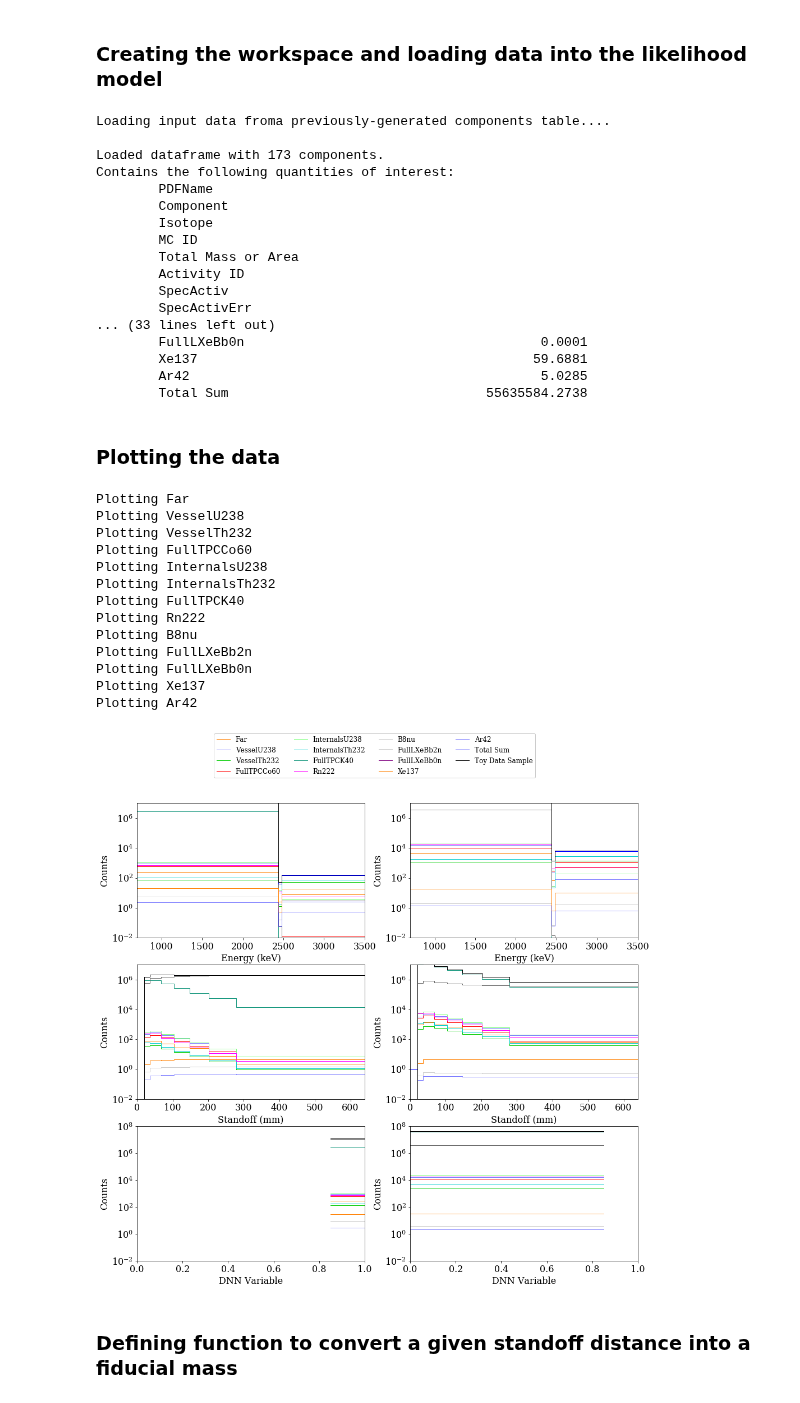
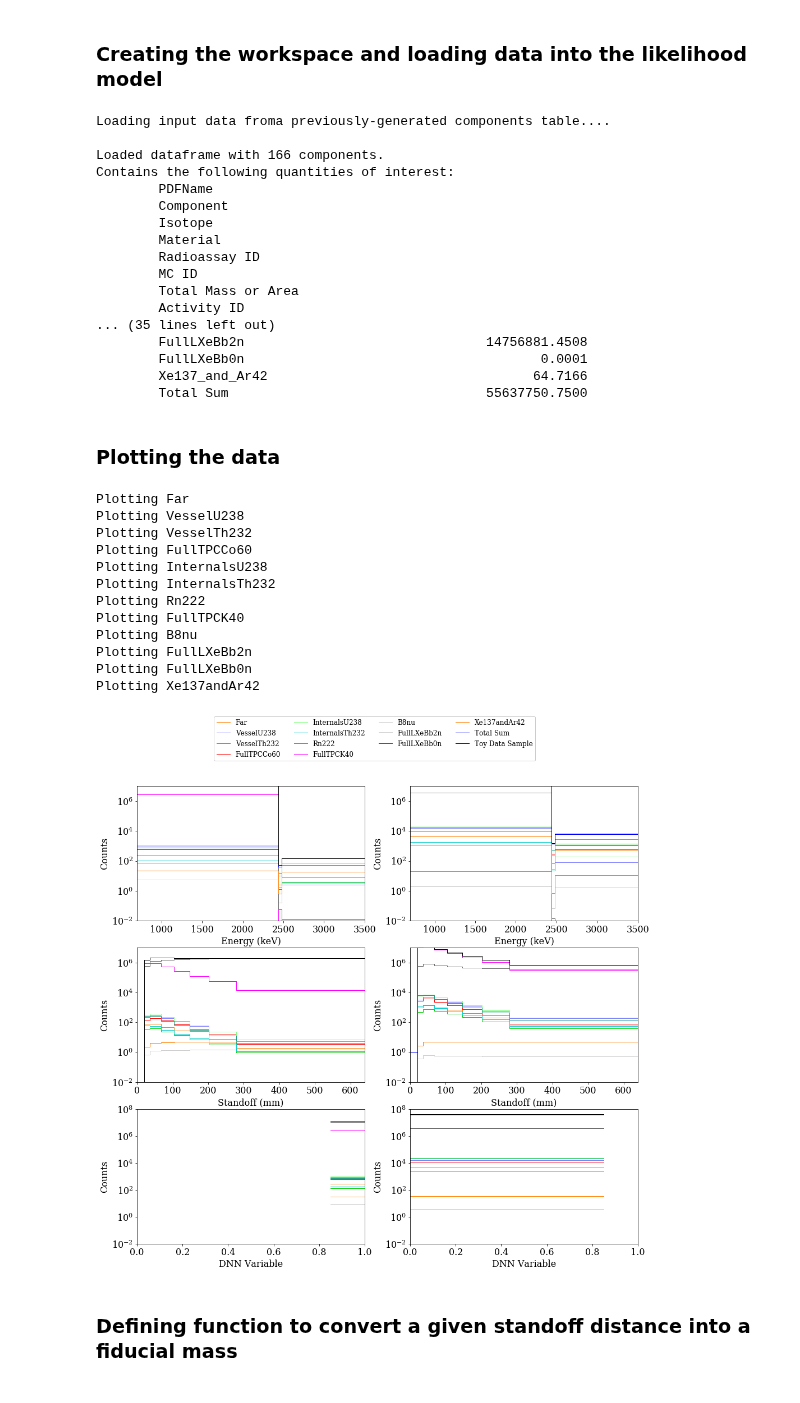
Before and after one commit to YMTheory/sensitivity, a Jupyter notebook: work/SensitivityPaper2020_scripts/CountingExperiment/CountsInROI.ipynb, the cells around one changed output. Drawn from its saved outputs; the diff is of its cells as text; code cells hidden in the pictures.

```diff
--- a/work/SensitivityPaper2020_scripts/CountingExperiment/CountsInROI.ipynb
+++ b/work/SensitivityPaper2020_scripts/CountingExperiment/CountsInROI.ipynb
@@ -50,7 +39,7 @@ Bkg2017 = [0.0003943, 0.0007328, 0.001594, 0.002401]
 ### Creating the workspace and loading data into the likelihood model
 # %%
 workspace = nEXOFitWorkspace.nEXOFitWorkspace('/p/lustre1/jamil1/sensitivity/work/config/Sensitivity2020_BkgIndex_FineBinning_config.yaml')
-workspace.LoadComponentsTableFromFile(input_table)
+workspace.LoadComponentsTableFromFile('/p/vast1/nexo/sensitivity2020/pdfs/component_tables/ComponentsTable_D-023_merged-v10b_BkgIndex_Binning.h5')
 workspace.CreateGroupedPDFs()
 
 likelihood = nEXOFitLikelihood.nEXOFitLikelihood()
@@ -60,46 +49,47 @@ likelihood.AddDataset(likelihood.model.GenerateDataset())
 # %% [output]
 Loading input data froma previously-generated components table....
 
-Loaded dataframe with 173 components.
+Loaded dataframe with 166 components.
 Contains the following quantities of interest:
         PDFName
         Component
         Isotope
+        Material
+        Radioassay ID
         MC ID
         Total Mass or Area
         Activity ID
-        SpecActiv
-        SpecActivErr
-... (33 lines left out)
+... (35 lines left out)
+        FullLXeBb2n                               14756881.4508
         FullLXeBb0n                                      0.0001
-        Xe137                                           59.6881
-        Ar42                                             5.0285
-        Total Sum                                 55635584.2738
+        Xe137_and_Ar42                                  64.7166
+        Total Sum                                 55637750.7500
 # %% [markdown]
 ### Plotting the data
 # %%
 ss_cut_dict = {'DNN': (0.85,1.0), 'Energy (keV)': (0.0,3500.0), 'Standoff (mm)': (0.0,1000.0)}
 ms_cut_dict = {'DNN': (0.0,0.85), 'Energy (keV)': (0.0,3500.0), 'Standoff (mm)': (0.0,1000.0)}
 
-
-likelihood.PlotModelDistributions( ss_cut_dict, ms_cut_dict,\
-                                  output_filename='tutorial_input_model_distributions.png',\
-                                  save=True,show=True,plot_data=True)
+likelihood.PlotModelDistributions(ss_cut_dict=ss_cut_dict, \
+                                  ms_cut_dict=ms_cut_dict, \
+                                  output_filename='tutorial_input_model_distributions.png', \
+                                  save=True, \
+                                  show=True, \
+                                  plot_data=True)
 # %% [output]
 Plotting Far
 Plotting VesselU238
 Plotting VesselTh232
 Plotting FullTPCCo60
 Plotting InternalsU238
 Plotting InternalsTh232
+Plotting Rn222
 Plotting FullTPCK40
-Plotting Rn222
 Plotting B8nu
 Plotting FullLXeBb2n
 Plotting FullLXeBb0n
-Plotting Xe137
-Plotting Ar42
+Plotting Xe137andAr42
-[figure, old version]
+[figure, new version]
 # %% [markdown]
 ### Defining function to convert a given standoff distance into a fiducial mass
 # %%
```
Also changed, not shown: parts of 10 cells of this notebook.
